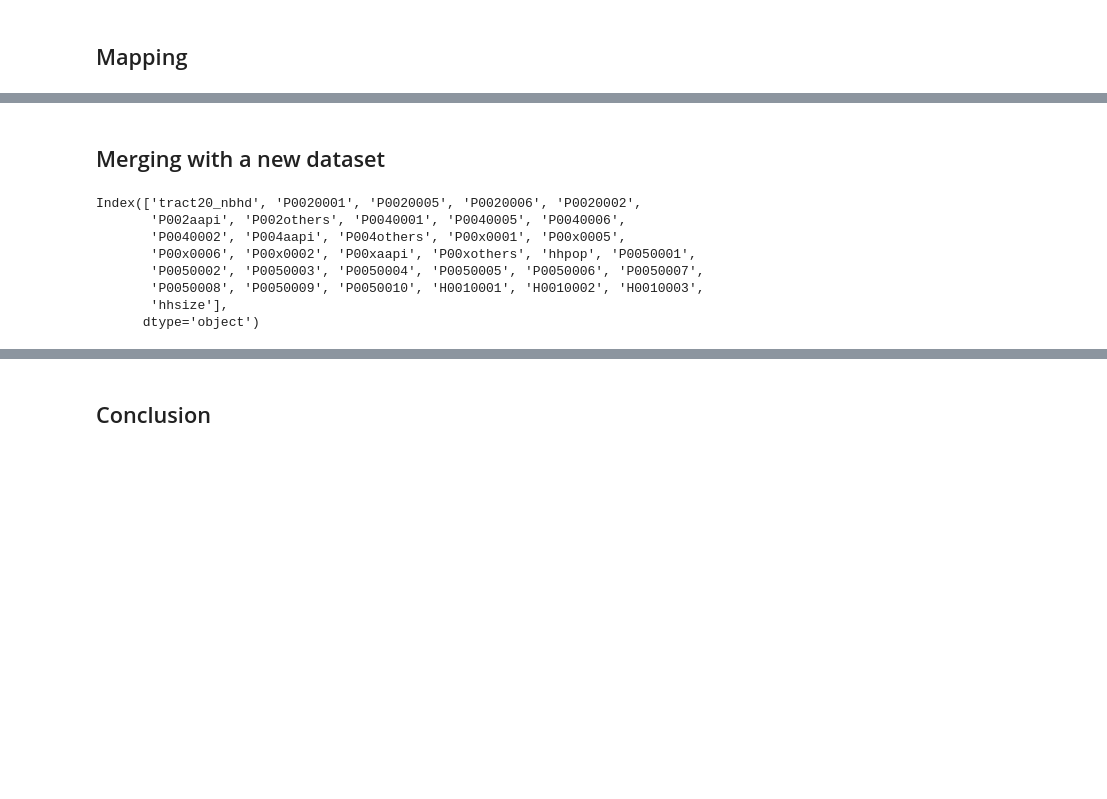
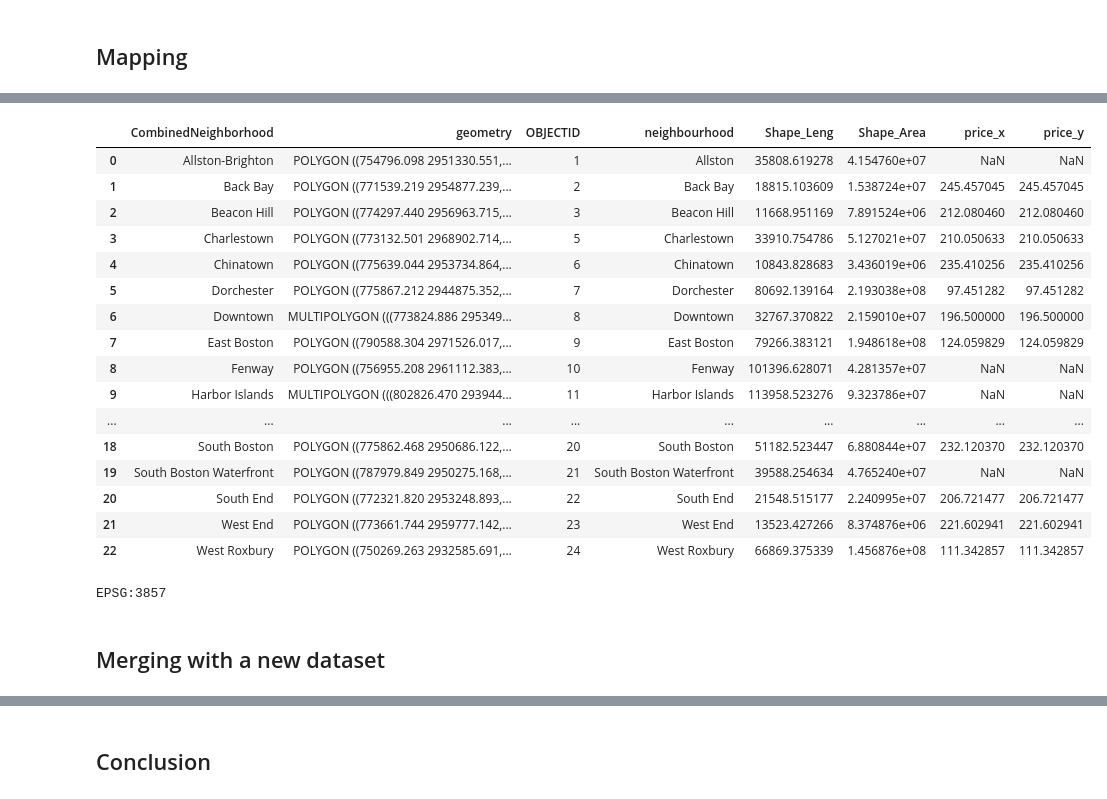
Before and after one commit to ECO225-W2024/project-one-code-32record, a Jupyter notebook: Project1 notebook.ipynb, the cells around one changed output, grey strips where cells are left out. Saved outputs shown, nothing was run; the diff lists cells and outputs as text; code cells hidden in the pictures; blank space fills up the shorter version.

Commit message:
fixed some errors for maps... so tired...

```diff
--- a/Project1 notebook.ipynb
+++ b/Project1 notebook.ipynb
@@ -482,0 +358,9 @@ UnidentifiedImageError: cannot identify image file <_io.BytesIO object at 0x...>
+# %%
+# Ensure the 'price' column is treated as a string
+df['price'] = df['price'].astype(str)
+
+# Remove '$' and ',' from the 'price' column, then convert it to numeric
+df['price'] = pd.to_numeric(df['price'].str.replace('$', '').str.replace(',', ''), errors='coerce')
+
+# Now proceed with your calculation
+mean_price_by_neighborhood = df.groupby('neighbourhood')['price'].mean().reset_index()
@@ -482,0 +412,6 @@ UnidentifiedImageError: cannot identify image file <_io.BytesIO object at 0x...>
+# %%
+# Merge the GeoDataFrame with the mean price DataFrame
+gdf_combined = gdf_combined.merge(mean_price_by_neighborhood, on='neighbourhood', how='left')
+
+# Check the merge result
+print(gdf_combined.head())
@@ -482,0 +432,25 @@ UnidentifiedImageError: cannot identify image file <_io.BytesIO object at 0x...>
+# %%
+gdf_combined
+# %% [output]
+|  | CombinedNeighborhood | geometry | OBJECTID | neighbourhood | Shape_Leng | Shape_Area | price_x | price_y |
+| 0 | Allston-Brighton | POLYGON ((754796.098 2951330.551,... | 1 | Allston | 35808.619278 | 4.154760e+07 | NaN | NaN |
+| 1 | Back Bay | POLYGON ((771539.219 2954877.239,... | 2 | Back Bay | 18815.103609 | 1.538724e+07 | 245.457045 | 245.457045 |
+| 2 | Beacon Hill | POLYGON ((774297.440 2956963.715,... | 3 | Beacon Hill | 11668.951169 | 7.891524e+06 | 212.080460 | 212.080460 |
+| 3 | Charlestown | POLYGON ((773132.501 2968902.714,... | 5 | Charlestown | 33910.754786 | 5.127021e+07 | 210.050633 | 210.050633 |
+| 4 | Chinatown | POLYGON ((775639.044 2953734.864,... | 6 | Chinatown | 10843.828683 | 3.436019e+06 | 235.410256 | 235.410256 |
+| 5 | Dorchester | POLYGON ((775867.212 2944875.352,... | 7 | Dorchester | 80692.139164 | 2.193038e+08 | 97.451282 | 97.451282 |
+| 6 | Downtown | MULTIPOLYGON (((773824.886 295349... | 8 | Downtown | 32767.370822 | 2.159010e+07 | 196.500000 | 196.500000 |
+| 7 | East Boston | POLYGON ((790588.304 2971526.017,... | 9 | East Boston | 79266.383121 | 1.948618e+08 | 124.059829 | 124.059829 |
+| 8 | Fenway | POLYGON ((756955.208 2961112.383,... | 10 | Fenway | 101396.628071 | 4.281357e+07 | NaN | NaN |
+| 9 | Harbor Islands | MULTIPOLYGON (((802826.470 293944... | 11 | Harbor Islands | 113958.523276 | 9.323786e+07 | NaN | NaN |
+| ... | ... | ... | ... | ... | ... | ... | ... | ... |
+| 18 | South Boston | POLYGON ((775862.468 2950686.122,... | 20 | South Boston | 51182.523447 | 6.880844e+07 | 232.120370 | 232.120370 |
+| 19 | South Boston Waterfront | POLYGON ((787979.849 2950275.168,... | 21 | South Boston Waterfront | 39588.254634 | 4.765240e+07 | NaN | NaN |
+| 20 | South End | POLYGON ((772321.820 2953248.893,... | 22 | South End | 21548.515177 | 2.240995e+07 | 206.721477 | 206.721477 |
+| 21 | West End | POLYGON ((773661.744 2959777.142,... | 23 | West End | 13523.427266 | 8.374876e+06 | 221.602941 | 221.602941 |
+| 22 | West Roxbury | POLYGON ((750269.263 2932585.691,... | 24 | West Roxbury | 66869.375339 | 1.456876e+08 | 111.342857 | 111.342857 |
+# %%
+gdf_combined.crs = "EPSG:3857"
+print(gdf_combined.crs)
+# %% [output]
+EPSG:3857
@@ -488,15 +480,6 @@ df1 = pd.read_csv('redistricting_data_tract20_nbhd_hhpopsize_ab-1.csv')
 # %%
 print(df.columns)
 print(df1.columns)
-# %% [output]
-Index(['tract20_nbhd', 'P0020001', 'P0020005', 'P0020006', 'P0020002',
-       'P002aapi', 'P002others', 'P0040001', 'P0040005', 'P0040006',
-       'P0040002', 'P004aapi', 'P004others', 'P00x0001', 'P00x0005',
-       'P00x0006', 'P00x0002', 'P00xaapi', 'P00xothers', 'hhpop', 'P0050001',
-       'P0050002', 'P0050003', 'P0050004', 'P0050005', 'P0050006', 'P0050007',
-       'P0050008', 'P0050009', 'P0050010', 'H0010001', 'H0010002', 'H0010003',
-       'hhsize'],
-      dtype='object')
 # %%
 # need to change the column name to merge datasets
 df1.rename(columns={'tract20_nbhd': 'neighbourhood'}, inplace=True)
```
Also changed, not shown: parts of 26 cells of this notebook.
